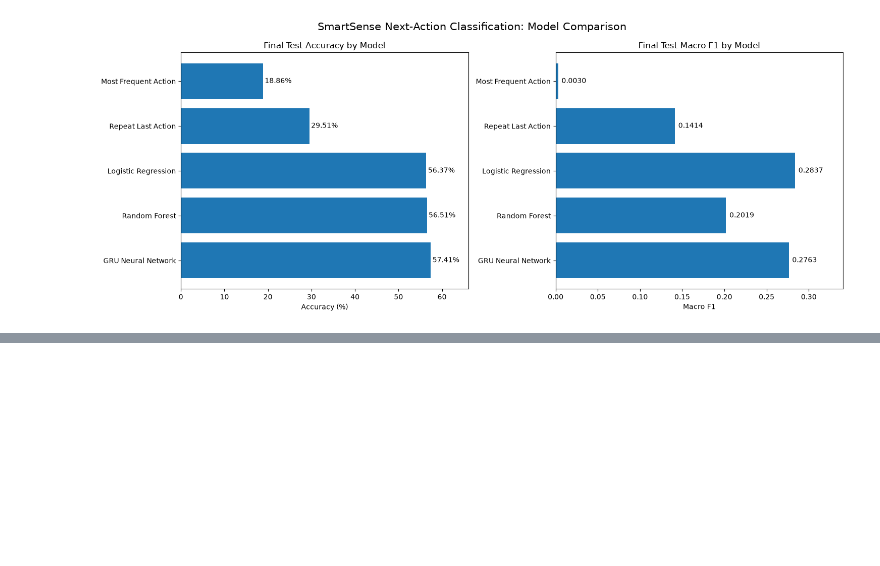
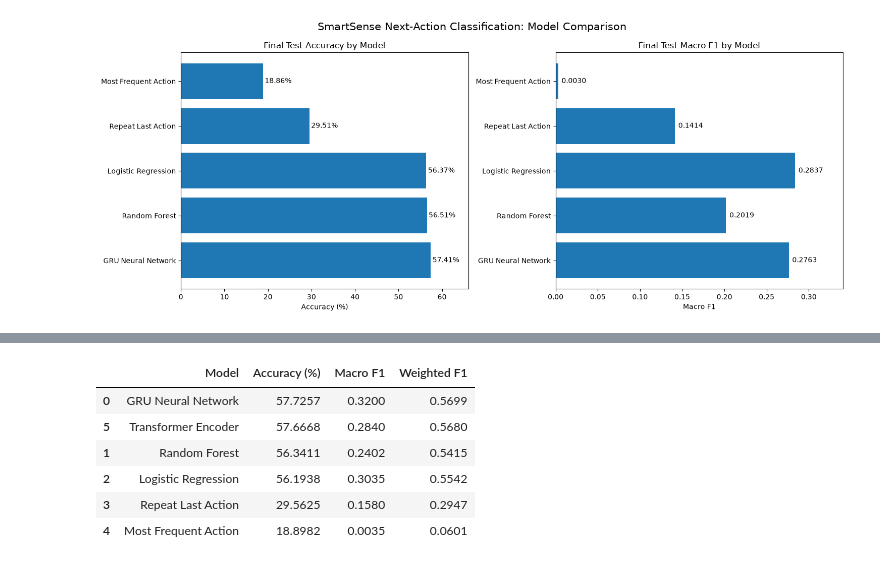
Before and after one commit to HarrisonWilliams123/data-mining-project, a Jupyter notebook: SmartSense_Classification.ipynb, the cells around one changed output, grey strips where cells are left out. Saved outputs shown, nothing was run; the diff lists cells and outputs as text; code cells hidden in the pictures; blank space fills up the shorter version.

```diff
--- a/SmartSense_Classification.ipynb
+++ b/SmartSense_Classification.ipynb
@@ -1604,0 +1986,92 @@ plt.show()
+# %%
+#Transformer validation evaluation
+
+from sklearn.metrics import accuracy_score, f1_score
+
+# Generate Transformer predictions
+transformer_model.eval()
+
+transformer_predictions_encoded = []
+
+with torch.no_grad():
+
+    for batch_X, batch_y in val_loader:
+
+        batch_X = batch_X.to(device)
+
+        logits = transformer_model(batch_X)
+
+        predictions = logits.argmax(dim=1)
+
+        transformer_predictions_encoded.extend(
+            predictions.cpu().numpy()
+        )
+
+transformer_predictions_encoded = np.array(
+    transformer_predictions_encoded
+)
+
+# Convert class indices back to original action IDs
+pred_transformer = target_classes[
+    transformer_predictions_encoded
+]
+
+# Evaluate Transformer
+transformer_accuracy = accuracy_score(
+    y_val, pred_transformer
+)
+
+transformer_macro_f1 = f1_score(
+    y_val,
+    pred_transformer,
+    average="macro",
+    zero_division=0
+)
+
+transformer_weighted_f1 = f1_score(
+    y_val,
+    pred_transformer,
+    average="weighted",
+    zero_division=0
+)
+
+non_repeat_mask = y_val != X_val[:, -1, 4]
+
+transformer_non_repeat_accuracy = accuracy_score(
+    y_val[non_repeat_mask],
+    pred_transformer[non_repeat_mask]
+)
+
+print("Transformer Validation Results")
+print("-" * 45)
+
+print(f"Accuracy: {transformer_accuracy * 100:.3f}%")
+print(f"Macro F1: {transformer_macro_f1:.4f}")
+print(f"Weighted F1: {transformer_weighted_f1:.4f}")
+print(
+    "Non-repeat accuracy:",
+    f"{transformer_non_repeat_accuracy * 100:.3f}%"
+)
+
+# Compare all models using validation results
+transformer_comparison = pd.concat(
+    [
+        model_comparison,
+        pd.DataFrame([{
+            "Model": "Transformer Encoder",
+            "Accuracy (%)": transformer_accuracy * 100,
+            "Macro F1": transformer_macro_f1,
+            "Weighted F1": transformer_weighted_f1
+        }])
+    ],
+    ignore_index=True
+)
+
+transformer_comparison = transformer_comparison.sort_values(
+    "Accuracy (%)",
+    ascending=False
+)
+
+print("\nUpdated Validation Model Comparison:")
+display(transformer_comparison.round(4))
+# %% [output]
@@ -1604,0 +2086,7 @@ plt.show()
+|  | Model | Accuracy (%) | Macro F1 | Weighted F1 |
+| 0 | GRU Neural Network | 57.7257 | 0.3200 | 0.5699 |
+| 5 | Transformer Encoder | 57.6668 | 0.2840 | 0.5680 |
+| 1 | Random Forest | 56.3411 | 0.2402 | 0.5415 |
+| 2 | Logistic Regression | 56.1938 | 0.3035 | 0.5542 |
+| 3 | Repeat Last Action | 29.5625 | 0.1580 | 0.2947 |
+| 4 | Most Frequent Action | 18.8982 | 0.0035 | 0.0601 |
```
Also changed, not shown: parts of 7 cells of this notebook, 1 other file.
